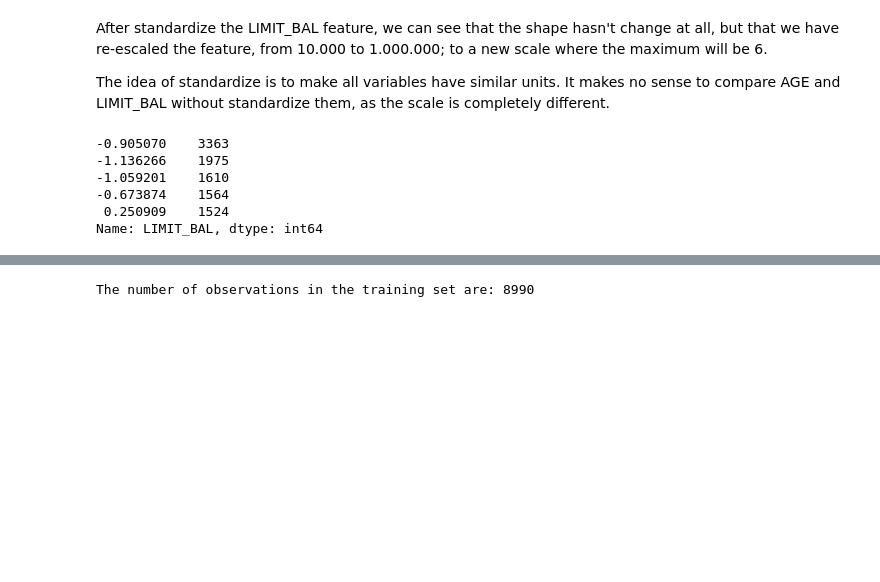
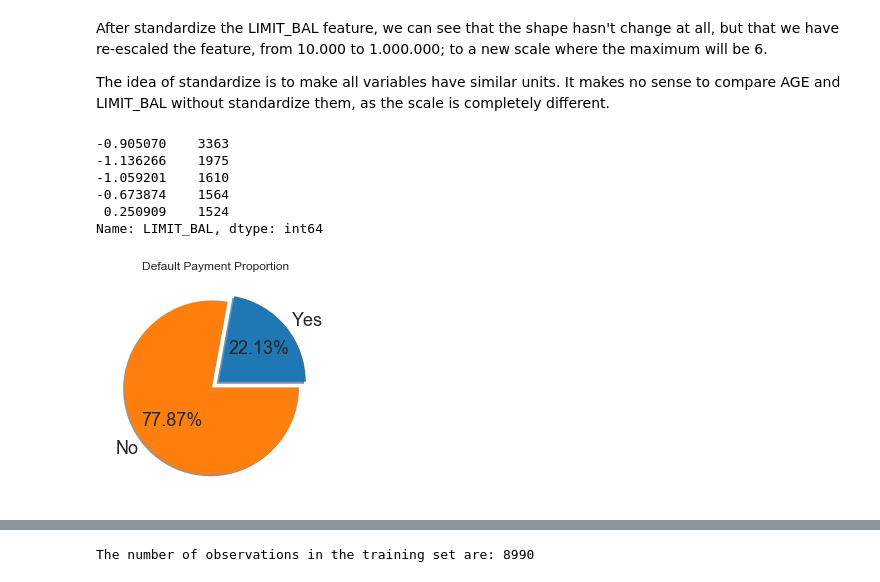
Before and after one commit to BBombi/Credit_Card_Payments, a Jupyter notebook: Default payments.ipynb, the cells around one changed output, grey strips where cells are left out. Drawn from its saved outputs; the diff is of its cells as text; code cells hidden in the pictures; blank space fills up the shorter version.

Commit message:
New plots and first conclusions

```diff
--- a/Default payments.ipynb
+++ b/Default payments.ipynb
@@ -224,6 +213,16 @@ new_credit.EDUCATION.replace([0,1,2,3,4,5,6], [4,1,2,3,4,4,4], inplace=True)
 # new_credit.MARRIAGE.replace([1,2,3,0], ["Married","Single","Divorced","Others"],inplace=True)
 
 # new_credit.default_payment.replace([1,0],["Yes","No"],inplace=True)
+# %%
+default = np.where(new_credit.default_payment == 1, "Yes", "No")
+
+# Default payment pie chart
+plt.pie([sum(default == "Yes"), sum(default == "No")], explode = [0.05, 0.05], autopct = '%1.2f%%', labels = ['Yes', 'No'], shadow = True,
+        textprops={'fontsize': 18})
+plt.title("Default Payment Proportion")
+plt.show()
+# %% [output]
+[figure, added]
 # %%
 (ggplot(new_credit, aes(x="default_payment"))
  + geom_bar(color="darkblue", fill="lightblue")
```
Also changed, not shown: parts of 63 cells of this notebook.
